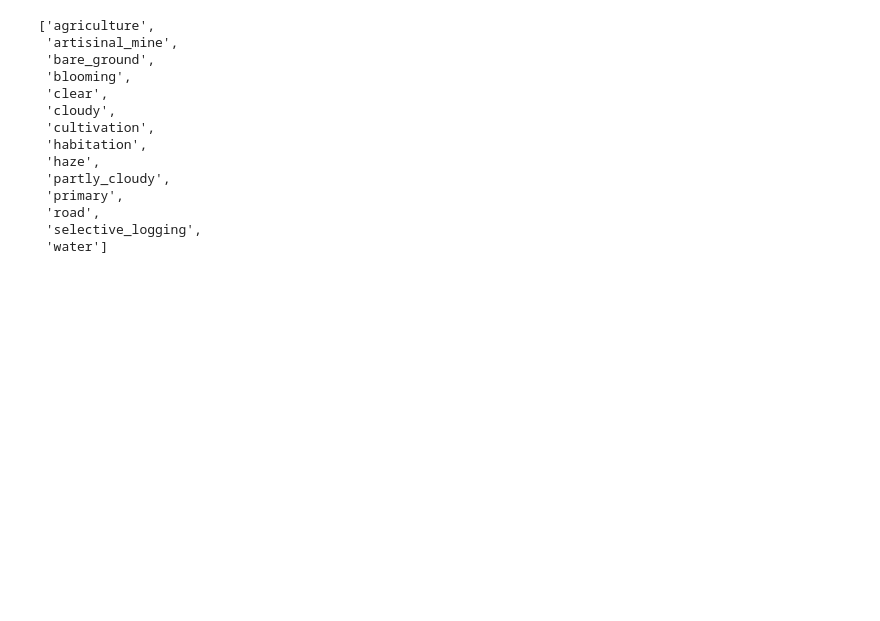
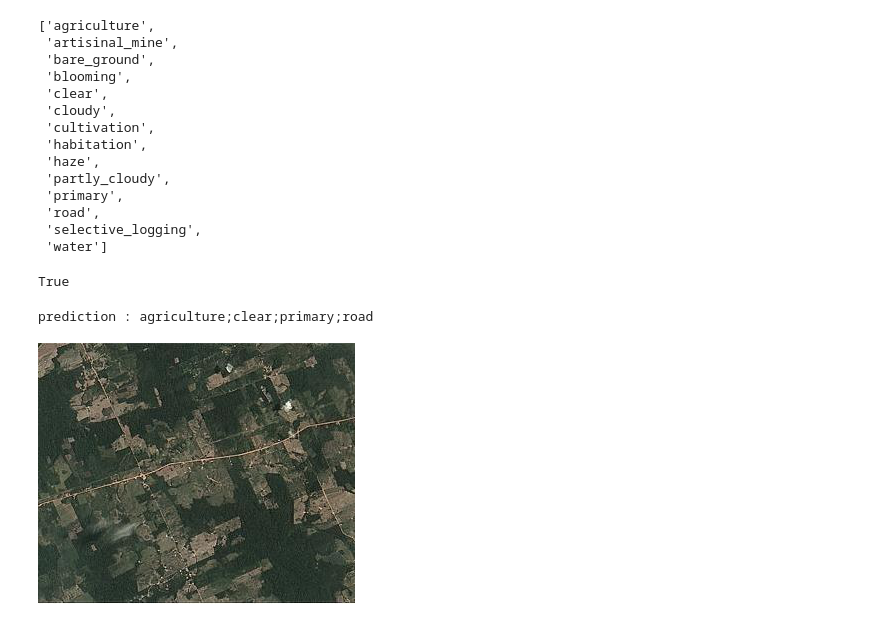
Before and after one commit to shadab4150/Planet-from-space, a Jupyter notebook: planet_from_space.ipynb, the cells around one changed output. Drawn from its saved outputs; the diff is of its cells as text; code cells hidden in the pictures; blank space fills up the shorter version.

```diff
--- a/planet_from_space.ipynb
+++ b/planet_from_space.ipynb
@@ -184,0 +205,12 @@ class_type
+# %%
+class_type==man
+# %% [output]
+True
+# %%
+img2 = open_image('/content/zxzxzz.jpg')
+pred_class,pred_idx,outputs = learn.predict(img2)
+print("prediction : "+str(pred_class))
+img2
+# %% [output]
+prediction : agriculture;clear;primary;road
+[figure, added]
```
Also changed, not shown: parts of 3 cells of this notebook.
